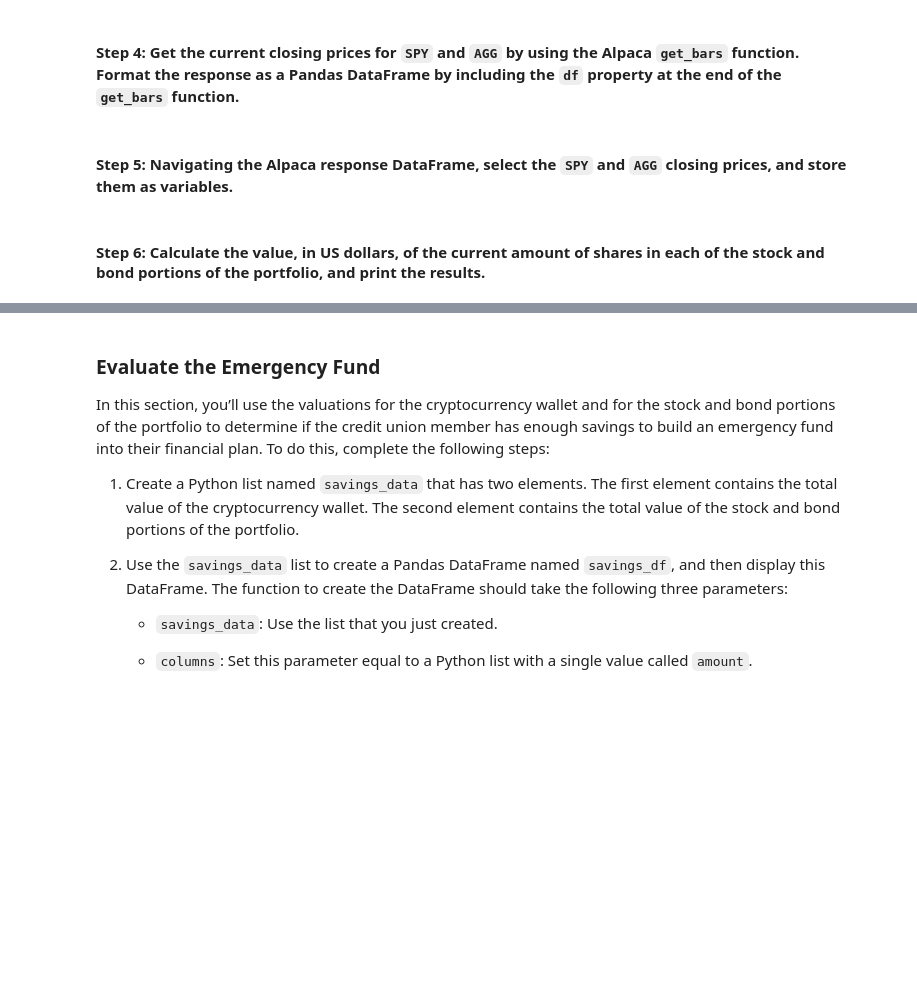
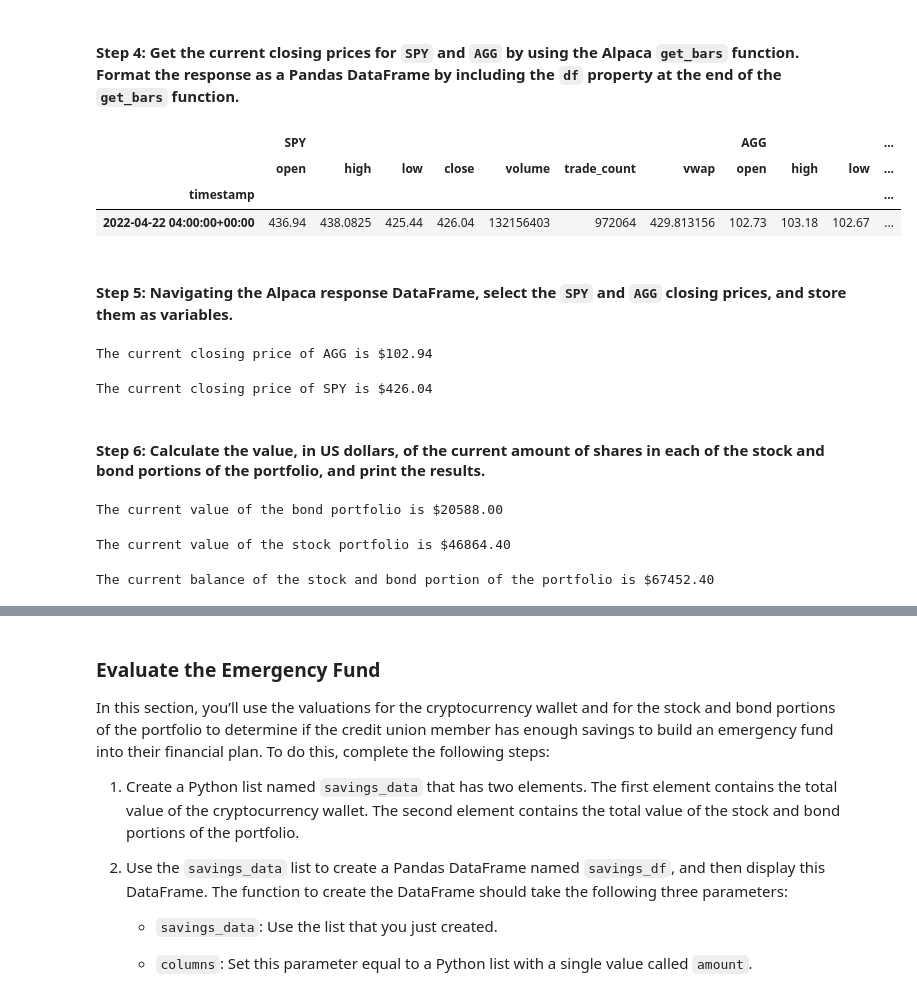
Before and after one commit to mbf2139/Financial_Planning_With_APIs, a Jupyter notebook: financial_planning_tools.ipynb, the cells around one changed output, grey strips where cells are left out. Drawn from its saved outputs; the diff is of its cells as text; code cells hidden in the pictures; blank space fills up the shorter version.

```diff
--- a/financial_planning_tools.ipynb
+++ b/financial_planning_tools.ipynb
@@ -184,11 +186,15 @@ agg_shares = 200
 #### Step 2: Set the variables for the Alpaca API and secret keys. Using the Alpaca SDK, create the Alpaca `tradeapi.REST` object. In this object, include the parameters for the Alpaca API key, the secret key, and the version number.
 # %%
 # Set the variables for the Alpaca API and secret keys
-# YOUR CODE HERE
-# YOUR CODE HERE
+alpaca_api_key = os.getenv("ALPACA_API_KEY")
+alpaca_secret_key = os.getenv("ALPACA_SECRET_KEY")
 
 # Create the Alpaca tradeapi.REST object
-# YOUR CODE HERE
+api = tradeapi.REST(
+    alpaca_api_key,
+    alpaca_secret_key,
+    api_version = "v2"
+)
 # %% [markdown]
 #### Step 3: Set the following parameters for the Alpaca API call:
 
@@ -199,39 +205,63 @@ agg_shares = 200
 - `start_date` and `end_date`: Use the same date for these parameters, and format them with the date of the previous weekday (or `2020-08-07`). This is because you want the one closing price for the most-recent trading day.
 # %%
 # Set the tickers for both the bond and stock portion of the portfolio
-# YOUR CODE HERE
+tickers = 'SPY', 'AGG'
 
 # Set timeframe to 1Day
-# YOUR CODE HERE
+timeframe = '1Day'
 
 # Format current date as ISO format
 # Set both the start and end date at the date of your prior weekday
 # This will give you the closing price of the previous trading day
 # Alternatively you can use a start and end date of 2020-08-07
-# YOUR CODE HERE
-# YOUR CODE HERE
+start_date = pd.Timestamp('2022-04-22', tz='America/New_York').isoformat()
+end_date = pd.Timestamp('2022-04-22', tz='America/New_York').isoformat()
 # %% [markdown]
 #### Step 4: Get the current closing prices for `SPY` and `AGG` by using the Alpaca `get_bars` function. Format the response as a Pandas DataFrame by including the `df` property at the end of the `get_bars` function.
 # %%
 # Use the Alpaca get_bars function to get current closing prices the portfolio
 # Be sure to set the `df` property after the function to format the response object as a DataFrame
-# YOUR CODE HERE
+ticker_data = api.get_bars(
+    tickers,
+    timeframe,
+    start=start_date,
+    end=end_date
+).df
 
 # Reorganize the DataFrame
 # Separate ticker data
-# YOUR CODE HERE
+SPY = ticker_data[ticker_data['symbol']=='SPY'].drop('symbol', axis=1)
+AGG = ticker_data[ticker_data['symbol']=='AGG'].drop('symbol', axis=1)
 
 # Concatenate the ticker DataFrames
-# YOUR CODE HERE
+ticker_data = pd.concat([SPY, AGG], axis=1, keys=['SPY', 'AGG'])
 
 # Review the first 5 rows of the Alpaca DataFrame
-# YOUR CODE HERE
+ticker_data.head()
+# %% [output]
+|  | SPY |  |  |  |  |  |  | AGG |  |  | ... |
+|  | open | high | low | close | volume | trade_count | vwap | open | high | low | ... |
+| timestamp |  |  |  |  |  |  |  |  |  |  | ... |
+| 2022-04-22 04:00:00+00:00 | 436.94 | 438.0825 | 425.44 | 426.04 | 132156403 | 972064 | 429.813156 | 102.73 | 103.18 | 102.67 | ... |
 # %% [markdown]
 #### Step 5: Navigating the Alpaca response DataFrame, select the `SPY` and `AGG` closing prices, and store them as variables.
+# %%
+# Access the closing price for AGG from the Alpaca DataFrame
+# Converting the value to a floating point number
+#agg_close_price = ticker_data['AGG']['close'][0].astype(float)
+agg_close_price = float(ticker_data['AGG']['close'][0])
+#agg_close_price.index = agg_close_price.index.date
+
+# Print the AGG closing price
+print(f'The current closing price of AGG is ${agg_close_price}')
+# %% [output]
+The current closing price of AGG is $102.94
 # %%
-# Access the closing price for AGG from the Alpaca DataFrame
+# Access the closing price for SPY from the Alpaca DataFrame
 # Converting the value to a floating point number
-agg_close_price = # YOUR CODE HERE
+spy_close_price = float(ticker_data['SPY']['close'][0])
 
-# Print the AGG closing price
-# YOUR CODE HERE
+# Print the SPY closing price
+print(f'The current closing price of SPY is ${spy_close_price}')
+# %% [output]
+The current closing price of SPY is $426.04
@@ -246,22 +269,28 @@ spy_close_price = # YOUR CODE HERE
 #### Step 6: Calculate the value, in US dollars, of the current amount of shares in each of the stock and bond portions of the portfolio, and print the results.
 # %%
 # Calculate the current value of the bond portion of the portfolio
-agg_value = # YOUR CODE HERE
+agg_value = agg_shares * agg_close_price
 
 # Print the current value of the bond portfolio
-# YOUR CODE HERE
+print(f'The current value of the bond portfolio is ${agg_value:0.2f}')
+# %% [output]
+The current value of the bond portfolio is $20588.00
 # %%
 # Calculate the current value of the stock portion of the portfolio
-spy_value = # YOUR CODE HERE
+spy_value = spy_shares * spy_close_price
 
 # Print the current value of the stock portfolio
-# YOUR CODE HERE
+print(f'The current value of the stock portfolio is ${spy_value:0.2f}')
+# %% [output]
+The current value of the stock portfolio is $46864.40
 # %%
 # Calculate the total value of the stock and bond portion of the portfolio
-total_stocks_bonds = # YOUR CODE HERE
+total_stocks_bonds = agg_value + spy_value
 
 # Print the current balance of the stock and bond portion of the portfolio
-# YOUR CODE HERE
+print(f'The current balance of the stock and bond portion of the portfolio is ${total_stocks_bonds:0.2f}')
+# %% [output]
+The current balance of the stock and bond portion of the portfolio is $67452.40
 # %%
 # Calculate the total value of the member's entire savings portfolio
 # Add the value of the cryptocurrency walled to the value of the total stocks and bonds
```
Also changed, not shown: parts of 10 cells of this notebook.
